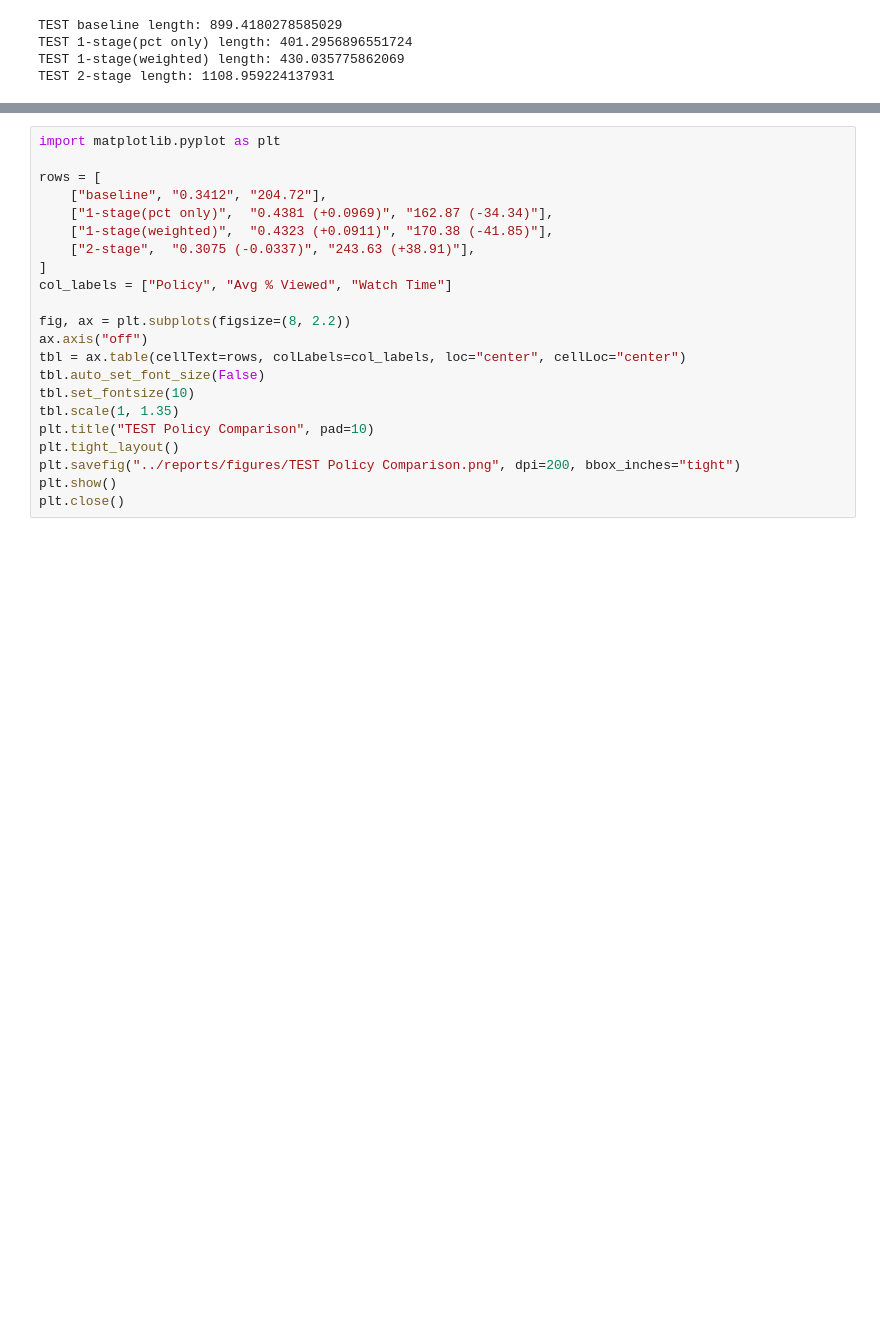
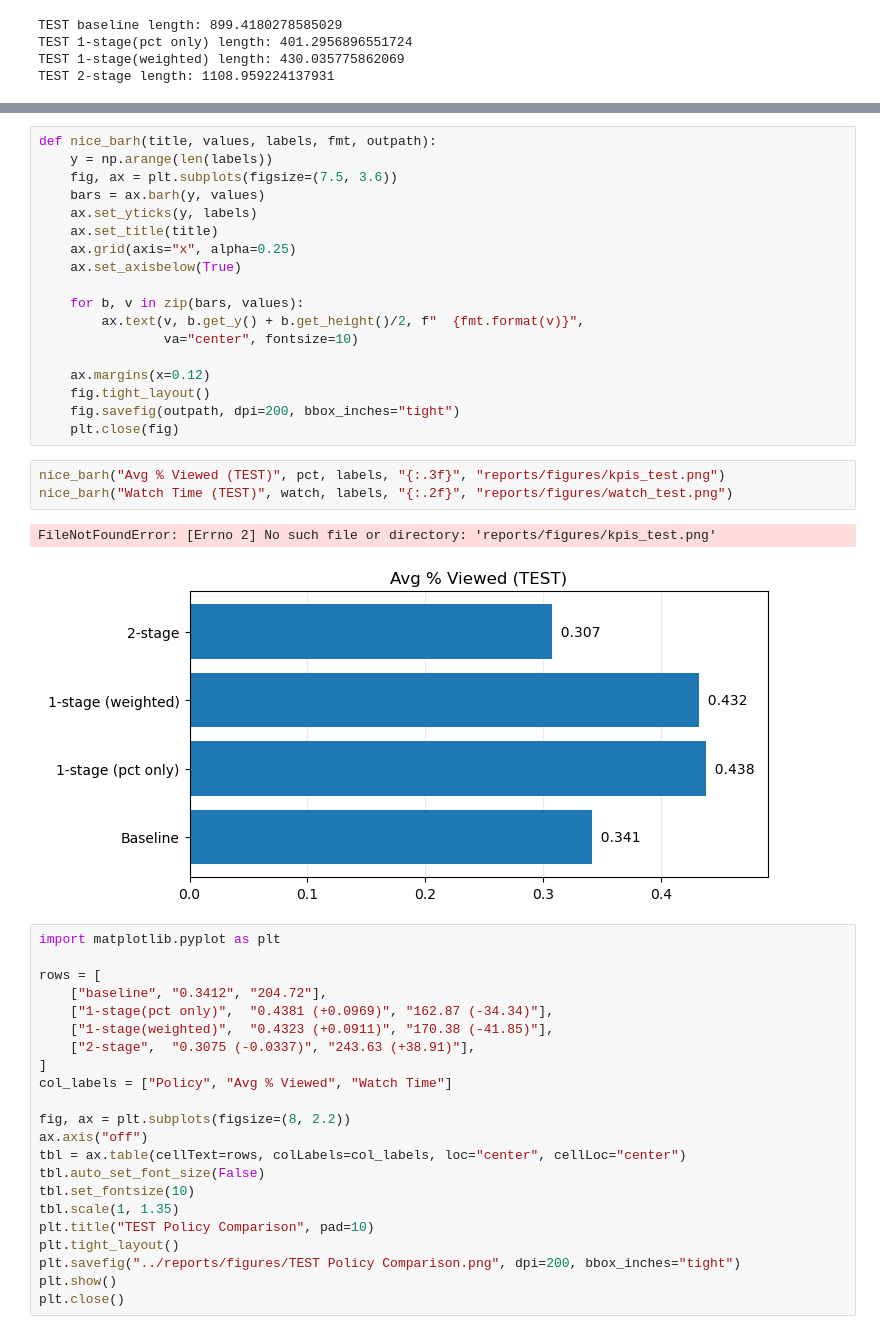
Before and after one commit to jaycieliu/youtube-trending-recommender, a Jupyter notebook: notebooks/00_end_to_end.ipynb, the cells around one changed output, grey strips where cells are left out. Cells and saved outputs as stored; diff of their text form; blank space fills up the shorter version.

```diff
--- a/notebooks/00_end_to_end.ipynb
+++ b/notebooks/00_end_to_end.ipynb
@@ -1140,6 +1192,30 @@ print("Saved:", outpath)
 # %% [output]
 [figure]
 Saved: ../reports/figures/kpis_test.png
+# %%
+def nice_barh(title, values, labels, fmt, outpath):
+    y = np.arange(len(labels))
+    fig, ax = plt.subplots(figsize=(7.5, 3.6))
+    bars = ax.barh(y, values)
+    ax.set_yticks(y, labels)
+    ax.set_title(title)
+    ax.grid(axis="x", alpha=0.25)
+    ax.set_axisbelow(True)
+
+    for b, v in zip(bars, values):
+        ax.text(v, b.get_y() + b.get_height()/2, f"  {fmt.format(v)}",
+                va="center", fontsize=10)
+
+    ax.margins(x=0.12)
+    fig.tight_layout()
+    fig.savefig(outpath, dpi=200, bbox_inches="tight")
+    plt.close(fig)
+# %%
+nice_barh("Avg % Viewed (TEST)", pct, labels, "{:.3f}", "reports/figures/kpis_test.png")
+nice_barh("Watch Time (TEST)", watch, labels, "{:.2f}", "reports/figures/watch_test.png")
+# %% [output]
+FileNotFoundError: [Errno 2] No such file or directory: 'reports/figures/kpis_test.png'
+[figure, added]
 # %%
 import matplotlib.pyplot as plt
 
```
Also changed, not shown: parts of 35 cells of this notebook, 8 other files.
